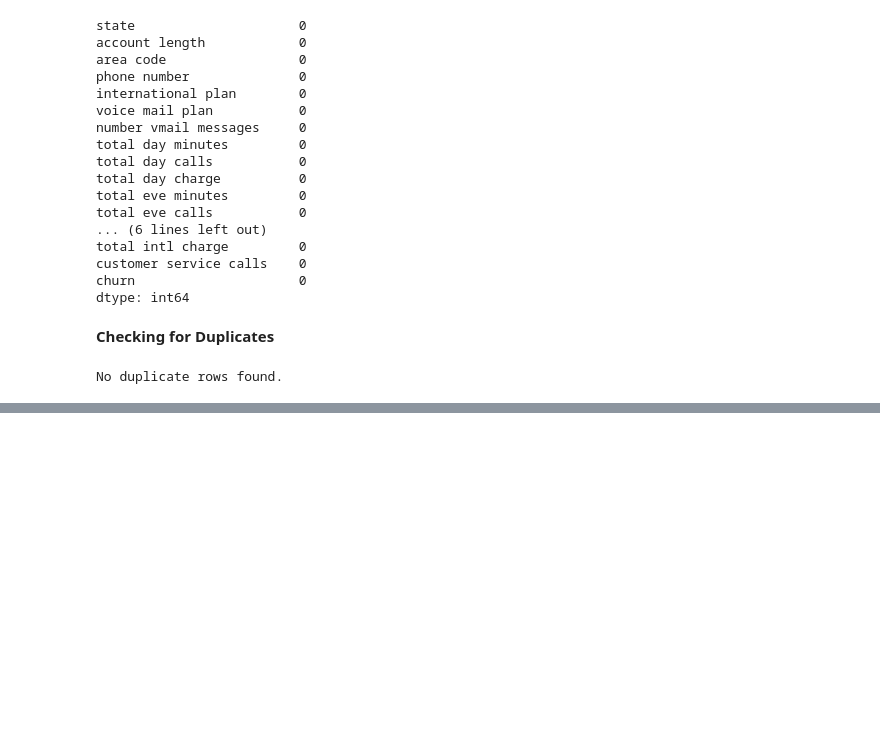
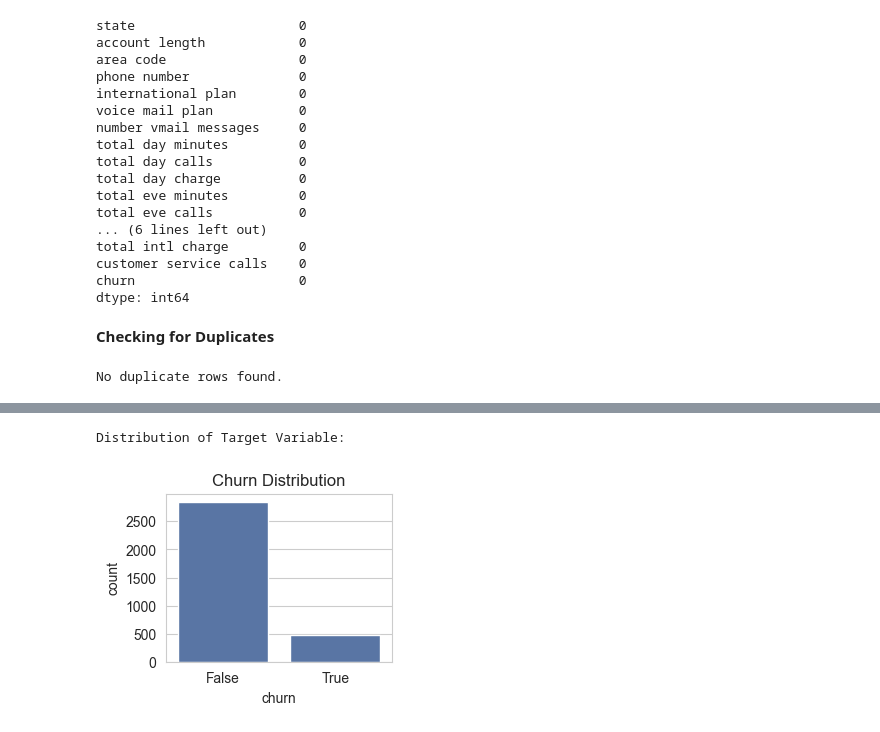
Before and after one commit to Amondi4/Phase-3-Project, a Jupyter notebook: Notebook.ipynb, the cells around one changed output, grey strips where cells are left out. Cells and saved outputs as stored; diff of their text form; code cells hidden in the pictures; blank space fills up the shorter version.

```diff
--- a/Notebook.ipynb
+++ b/Notebook.ipynb
@@ -189 +159,13 @@ Number of unique phone numbers: 3333
+# %%
+print("Distribution of Target Variable:")
+
+# Plotting the churn distribution using Seaborn
+plt.subplot(2, 2, 3)
+sns.countplot(data=df, x='churn')
+plt.title('Churn Distribution')
+plt.tight_layout
+plt.show()
+# %% [output]
+Distribution of Target Variable:
+[figure, added]
 # %% [markdown]
```
Also changed, not shown: parts of 25 cells of this notebook.
